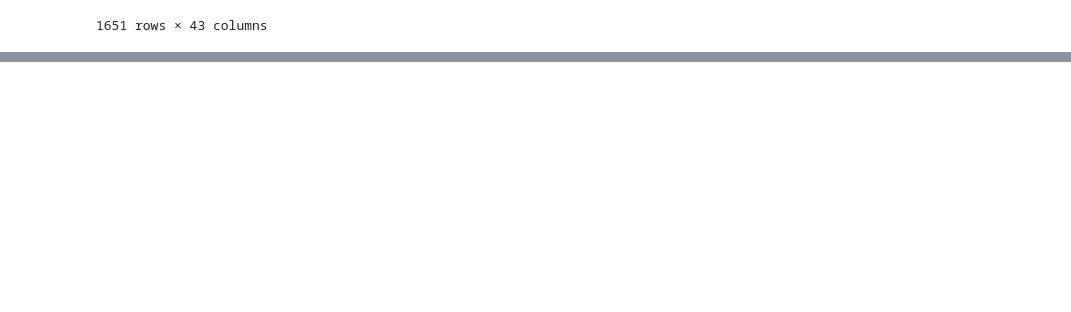
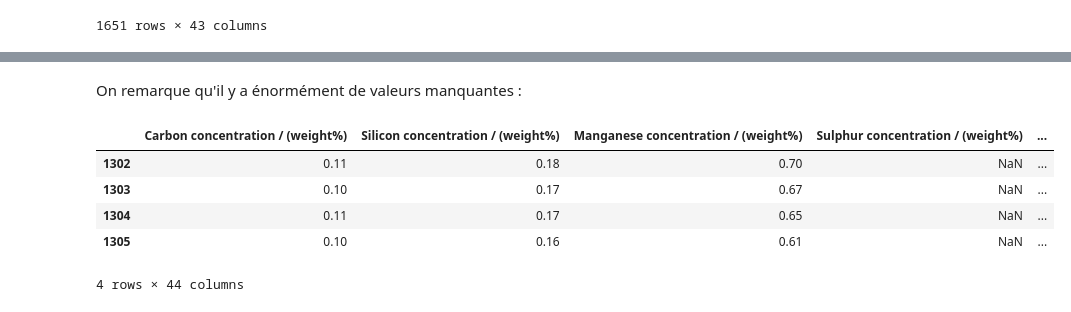
Before and after one commit to Saad123654/ProjectAppauto, a Jupyter notebook: notebook.ipynb, the cells around one changed output, grey strips where cells are left out. Saved outputs shown, nothing was run; the diff lists cells and outputs as text; code cells hidden in the pictures; blank space fills up the shorter version.

```diff
--- a/notebook.ipynb
+++ b/notebook.ipynb
@@ -121,0 +151,12 @@ df.set_index(['Weld ID'])
+# %% [markdown]
+On remarque qu'il y a énormément de valeurs manquantes :
+# %%
+# Les lignes où les concentrations en sulfure sont manquantes sont très similaires : il est donc cohérent de les remplacer par la même valeur
+df[df['Sulphur concentration / (weight%)'].isnull()]
+# %% [output]
+|  | Carbon concentration / (weight%) | Silicon concentration / (weight%) | Manganese concentration / (weight%) | Sulphur concentration / (weight%) | ... |
+| 1302 | 0.11 | 0.18 | 0.70 | NaN | ... |
+| 1303 | 0.10 | 0.17 | 0.67 | NaN | ... |
+| 1304 | 0.11 | 0.17 | 0.65 | NaN | ... |
+| 1305 | 0.10 | 0.16 | 0.61 | NaN | ... |
+4 rows × 44 columns
```
Also changed, not shown: parts of 16 cells of this notebook, 1 other file.
